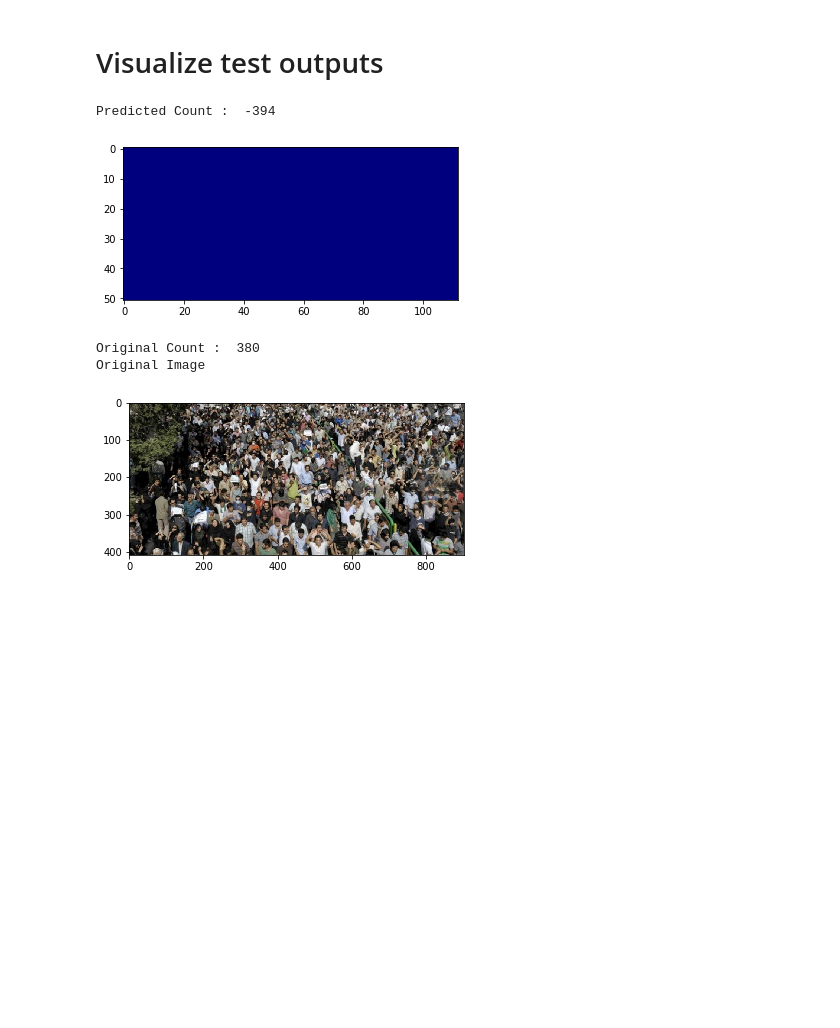
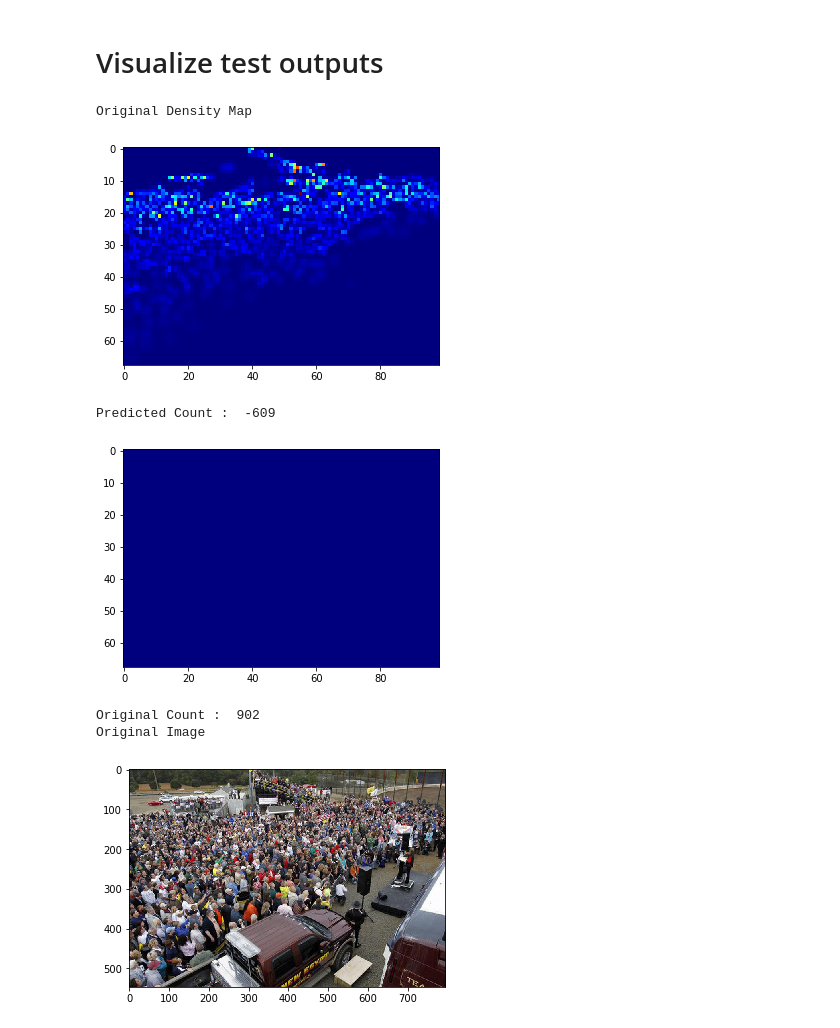
Before and after one commit to leechungpa/2019FS_DL, a Jupyter notebook: train_MCNN.ipynb, the cells around one changed output. Cells and saved outputs as stored; diff of their text form; code cells hidden in the pictures; blank space fills up the shorter version.

Commit message:
update visualization func

```diff
--- a/train_MCNN.ipynb
+++ b/train_MCNN.ipynb
@@ -129,10 +126,12 @@ KeyboardInterrupt:
 # Visualize test outputs
 # %%
 #############change test_input to check how your model works with a test data#######
-generate_images(model, test_input = 'ShanghaiTech/part_A/test_data/images/IMG_100.jpg')
+generate_images(model, test_input = 'ShanghaiTech/part_A/test_data/images/IMG_130.jpg')
 # %% [output]
-Predicted Count :  -394
+Original Density Map
-[figure, old version]
+[figure, new version]
-Original Count :  380
-Original Image
+Predicted Count :  -609
-[figure, old version]
+[figure, new version]
+Original Count :  902
+Original Image
+[figure, added]
```
Also changed, not shown: parts of 1 cell of this notebook, 3 other files.
